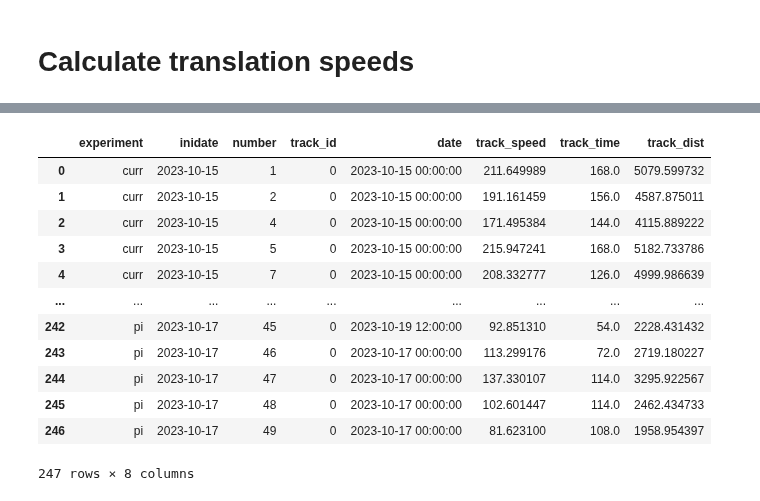
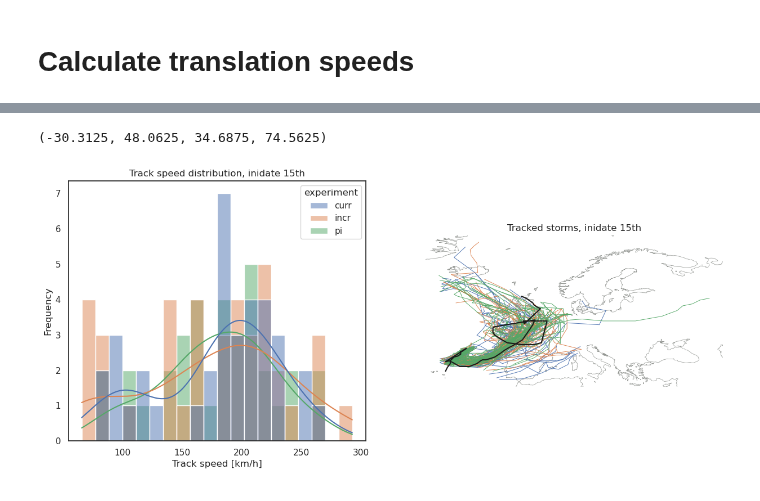
Before and after one commit to shirin-ermis/Storm_Babet, a Jupyter notebook: notebooks/07_translation_speed.ipynb, the cells around one changed output, grey strips where cells are left out. Drawn from its saved outputs; the diff is of its cells as text; code cells hidden in the pictures.

```diff
--- a/notebooks/07_translation_speed.ipynb
+++ b/notebooks/07_translation_speed.ipynb
@@ -348,19 +348,44 @@ ax2.axis('off')
-# %%
-ifs_babet_list_speed
-# %% [output]
-|  | experiment | inidate | number | track_id | date | track_speed | track_time | track_dist |
-| 0 | curr | 2023-10-15 | 1 | 0 | 2023-10-15 00:00:00 | 211.649989 | 168.0 | 5079.599732 |
-| 1 | curr | 2023-10-15 | 2 | 0 | 2023-10-15 00:00:00 | 191.161459 | 156.0 | 4587.875011 |
-| 2 | curr | 2023-10-15 | 4 | 0 | 2023-10-15 00:00:00 | 171.495384 | 144.0 | 4115.889222 |
-| 3 | curr | 2023-10-15 | 5 | 0 | 2023-10-15 00:00:00 | 215.947241 | 168.0 | 5182.733786 |
-| 4 | curr | 2023-10-15 | 7 | 0 | 2023-10-15 00:00:00 | 208.332777 | 126.0 | 4999.986639 |
-| ... | ... | ... | ... | ... | ... | ... | ... | ... |
-| 242 | pi | 2023-10-17 | 45 | 0 | 2023-10-19 12:00:00 | 92.851310 | 54.0 | 2228.431432 |
-| 243 | pi | 2023-10-17 | 46 | 0 | 2023-10-17 00:00:00 | 113.299176 | 72.0 | 2719.180227 |
-| 244 | pi | 2023-10-17 | 47 | 0 | 2023-10-17 00:00:00 | 137.330107 | 114.0 | 3295.922567 |
-| 245 | pi | 2023-10-17 | 48 | 0 | 2023-10-17 00:00:00 | 102.601447 | 114.0 | 2462.434733 |
-| 246 | pi | 2023-10-17 | 49 | 0 | 2023-10-17 00:00:00 | 81.623100 | 108.0 | 1958.954397 |
-247 rows × 8 columns
+# %%
+# plot histograms of track speeds in experiments, only tracks with inidate 2023-10-17
+fig = plt.figure(figsize=(15, 6))
+
+# add horizontal line for ERA5 speed
+# ax.axvline(ERA5_babet_speed.track_speed.iloc[0], color='black', linestyle='--')
+ax1 = fig.add_subplot(1, 2, 1)
+sns.histplot(ifs_babet_list_speed.where(ifs_babet_list_speed.inidate=='2023-10-15'), x='track_speed', hue='experiment', bins=20, kde=True, ax=ax1)
+ax1.set_xlabel('Track speed [km/h]')
+ax1.set_ylabel('Frequency')
+ax1.set_title('Track speed distribution, inidate 15th')
+
+# plot maps of track locations
+# Sort the data by 'date'
+ax2 = fig.add_subplot(1, 2, 2, projection=ccrs.PlateCarree())
+ifs_babet_list_17= ifs_babet_list.where(ifs_babet_list.inidate=='2023-10-15').sort_values('date')
+g=sns.lineplot(data=ifs_babet_list_17,
+              x='lon',y='lat',
+              hue='experiment',
+              hue_order=['pi','curr','incr'],
+              size='number',
+              units='track_id',
+              sort=False,
+              estimator=None,
+              sizes=(0.66,0.66),
+            #   kind='line',
+            #   height=4.5,
+              legend=False,
+            #   aspect=3,
+              ax=ax2)
+
+# ERA5 track
+ax2.plot(babet_track.lon, babet_track.lat, color='k')
+
+# Add coastlines and remove axis ticks
+ax2.set_title('Tracked storms, inidate 15th')
+ax2.coastlines(color='xkcd:grey',lw=0.5)
+ax2.axis('off')
+# %% [output]
+(-30.3125, 48.0625, 34.6875, 74.5625)
+[figure, added]
 # %%
 # Add precipitation to the track speed DataFrame
 ifs_babet_list_speed_2 = ifs_babet_list_speed.copy(deep=True)
```
Also changed, not shown: parts of 3 cells of this notebook.
